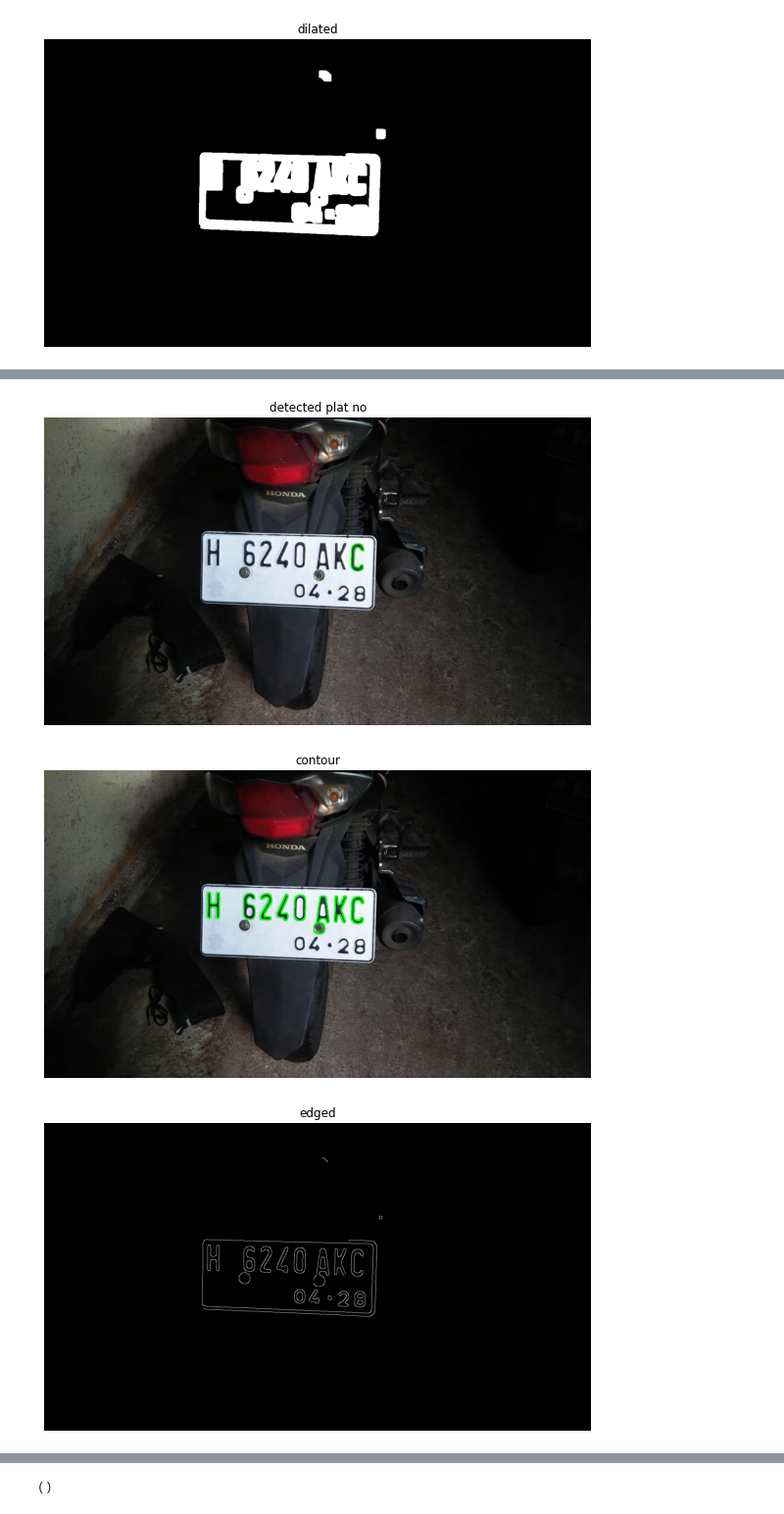
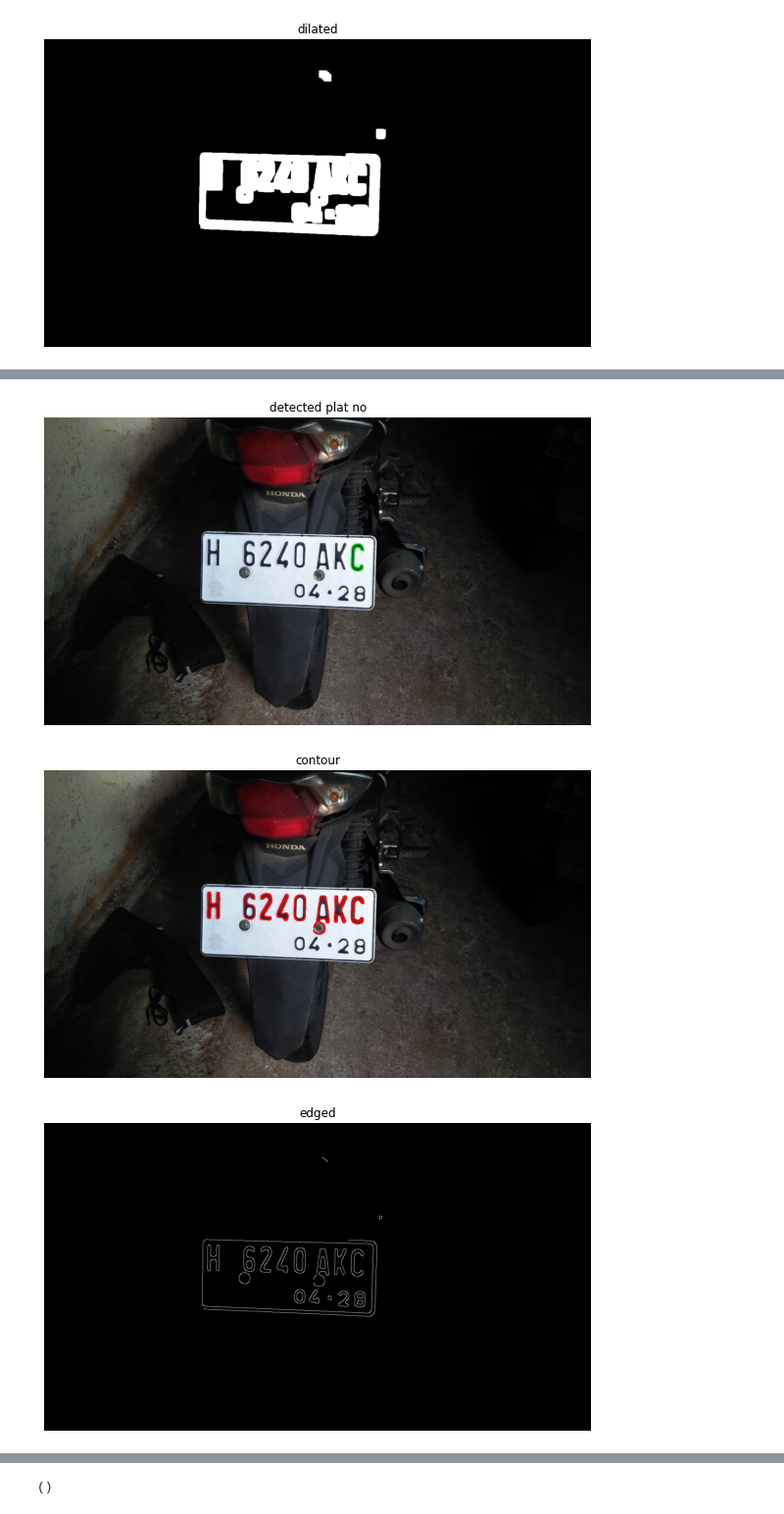
Before and after one commit to ahsanu123/ahsanu123, a Jupyter notebook: license-plate-recognition-using-cnn.ipynb, the cells around one changed output, grey strips where cells are left out. Shown at 98% size. Drawn from its saved outputs; the diff is of its cells as text; code cells hidden in the pictures.

```diff
--- a/license-plate-recognition-using-cnn.ipynb
+++ b/license-plate-recognition-using-cnn.ipynb
@@ -123,40 +125,40 @@ for contour in contours:
     print(f'aspect ratio from index: {index}, aspectRatio: {aspect_ratio}, w: {w}, h: {h}')
     if w > 30 and h>=75 and aspect_ratio <= 0.6 :
         platno.append(index)
-        cv2.drawContours(image_copy, contours, index, (0, 255, 0), 2)
+        cv2.drawContours(image_copy, contours, index, (0, 0, 255), 2)
     index += 1
 print(f'detected plat no: {len(platno)}')
 
 
 if len(platno) == 1 or len(platno)>=1:
     indexplatno = platno[0]
     detectedimg = img.copy()
     cv2.drawContours(detectedimg, contours, indexplatno, (0, 255, 0), 2)
 
 display(detectedimg, "detected plat no")
 display(image_copy, "contour")
 display(edged, "edged")
 display(dilate, "dilated")
 # %% [output]
 aspect ratio from index: 0, aspectRatio: 2.2666666666666666, w: 510, h: 225
 aspect ratio from index: 1, aspectRatio: 2.3073394495412844, w: 503, h: 218
 aspect ratio from index: 2, aspectRatio: 2.3194444444444446, w: 501, h: 216
 aspect ratio from index: 3, aspectRatio: 0.8571428571428571, w: 12, h: 14
 aspect ratio from index: 4, aspectRatio: 0.9, w: 9, h: 10
 aspect ratio from index: 5, aspectRatio: 0.7083333333333334, w: 34, h: 48
 aspect ratio from index: 6, aspectRatio: 0.6956521739130435, w: 32, h: 46
 aspect ratio from index: 7, aspectRatio: 1.3571428571428572, w: 19, h: 14
 aspect ratio from index: 8, aspectRatio: 1.3333333333333333, w: 16, h: 12
 aspect ratio from index: 9, aspectRatio: 1.2666666666666666, w: 19, h: 15
 aspect ratio from index: 10, aspectRatio: 1.4166666666666667, w: 17, h: 12
 aspect ratio from index: 11, aspectRatio: 0.7021276595744681, w: 33, h: 47
 ... (28 lines left out)
 aspect ratio from index: 40, aspectRatio: 0.8461538461538461, w: 11, h: 13
 aspect ratio from index: 41, aspectRatio: 1.0, w: 8, h: 8
 aspect ratio from index: 42, aspectRatio: 1.2666666666666666, w: 19, h: 15
 detected plat no: 12
 [figure]
-[figure, old version]
+[figure, new version]
 [figure]
 [figure]
 # %%
```
Also changed, not shown: parts of 1 cell of this notebook.
